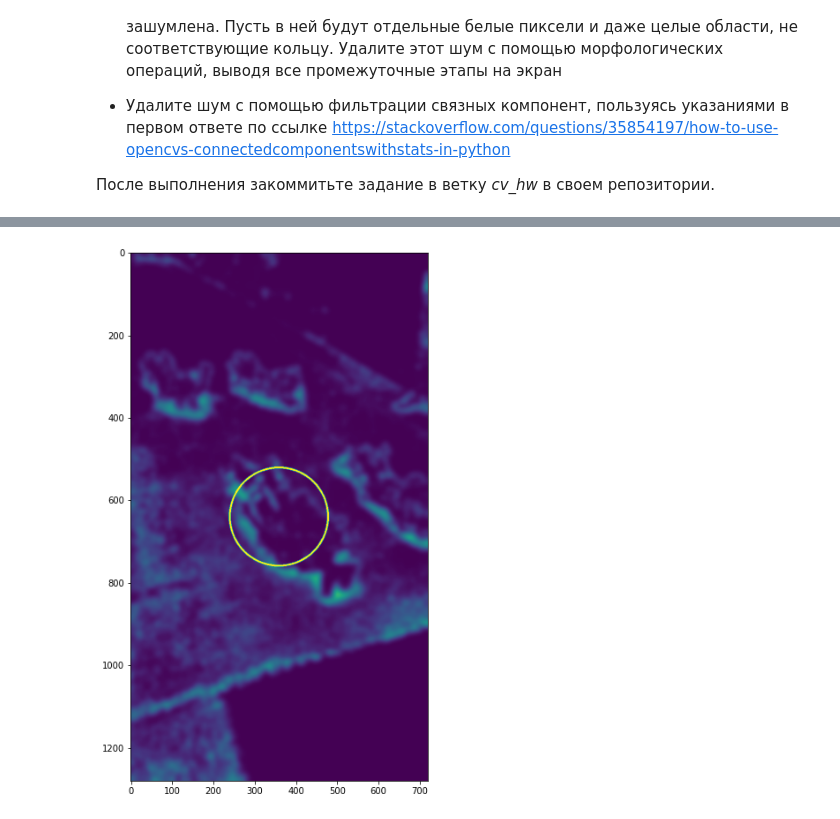
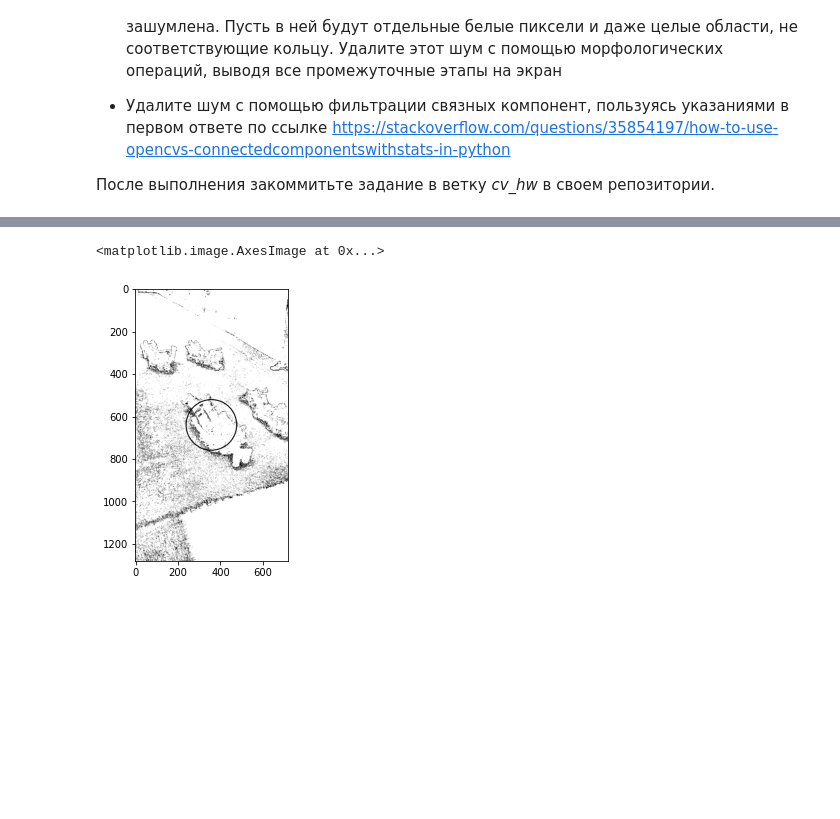
Before and after one commit to cyberschoolinmoscow/robofootball, a Jupyter notebook: homework/cv_hw2.ipynb, the cells around one changed output, grey strips where cells are left out. Saved outputs shown, nothing was run; the diff lists cells and outputs as text; code cells hidden in the pictures; blank space fills up the shorter version.

```diff
--- a/homework/cv_hw2.ipynb
+++ b/homework/cv_hw2.ipynb
@@ -13,10 +13,12 @@ import cv2
 import matplotlib.pyplot as plt
 import numpy as np
 
+ax=6
+ay=5
 canvas = cv2.imread('/content/sahrs_on_the_field.jpg')
  #Преобразуем в HSV
 img = cv2.cvtColor(canvas, cv2.COLOR_BGR2HSV)
-plt.figure(figsize=(12, 11))
+plt.figure(figsize=(ax, ay))
 plt.imshow(img)
 plt.show()
 # %% [output]
@@ -66,13 +66,9 @@ plt.show()
 # %%
 center = (cx, cy)
-# circle center
-pc=cv2.circle(mask, center,50, (0, 255, 0), 3)
-# circle outline
 radius = int(cx/3)
-ft=cv2.circle(blur, center, radius, (255, 255, 255),3)
-plt.figure(figsize=(12, 11))
-plt.imshow(ft)
-plt.show()
-#cv2.imshow('origin', my_photo)
+ft=cv2.circle(thresh, center, radius, (0, 255, 0),3)
+plt.figure(figsize=(ax, ay))
+plt.imshow(ft, cmap="gray")
 # %% [output]
+<matplotlib.image.AxesImage at 0x...>
-[figure, old version]
+[figure, new version]
```
Also changed, not shown: parts of 7 cells of this notebook.
